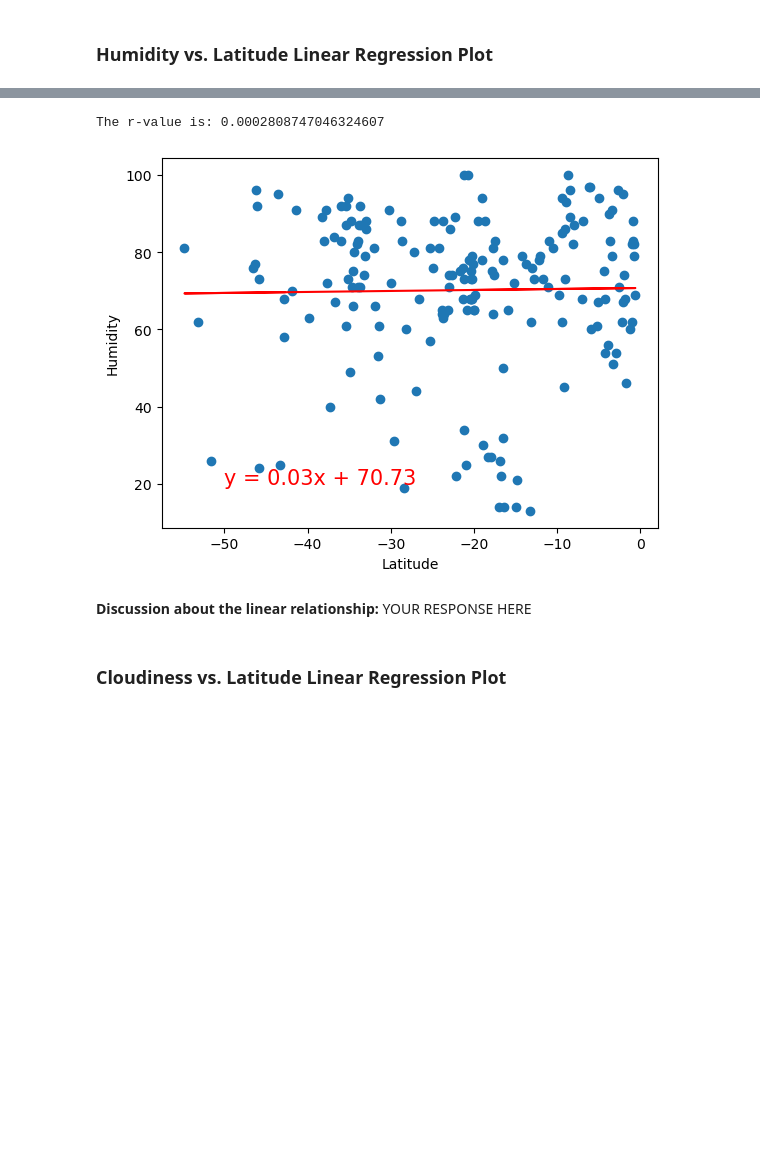
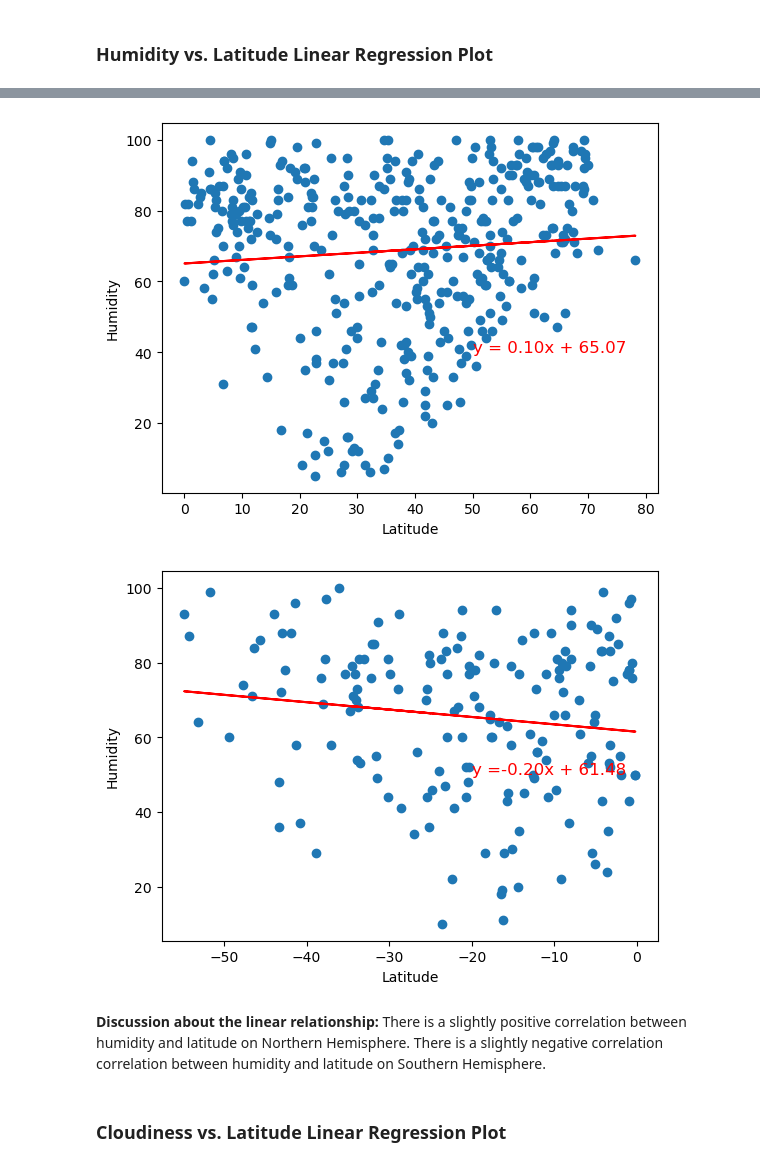
Before and after one commit to rhughes14/WeatherPY, a Jupyter notebook: python_api_challenge/WeatherPyFinal.ipynb, the cells around one changed output, grey strips where cells are left out. Cells and saved outputs as stored; diff of their text form; code cells hidden in the pictures; blank space fills up the shorter version.

```diff
--- a/python_api_challenge/WeatherPyFinal.ipynb
+++ b/python_api_challenge/WeatherPyFinal.ipynb
@@ -362,10 +341,16 @@ The r-value is: 0.05689741545789598
+# %%
+# Northern Hemisphere
+linear_regress(northern_hemi_df["Lat"].rename("Latitude"), northern_hemi_df["Humidity"], (50, 40))
+# %% [output]
+[figure, added]
 # %%
 # Southern Hemisphere
-x_values = southern_hemi_df ["Lat"]
+linear_regress(southern_hemi_df["Lat"].rename("Latitude"), southern_hemi_df["Humidity"], (-20, 50))
 # %% [output]
-The r-value is: 0.0002808747046324607
-[figure, old version]
+[figure, new version]
-# %% [markdown]
-**Discussion about the linear relationship:** YOUR RESPONSE HERE
+# %% [markdown]
+**Discussion about the linear relationship:**
+There is a slightly positive correlation between humidity and latitude on Northern Hemisphere.
+There is a slightly negative correlation correlation between humidity and latitude on Southern Hemisphere.
 # %% [markdown]
 ### Cloudiness vs. Latitude Linear Regression Plot
```
Also changed, not shown: parts of 31 cells of this notebook, 5 other files.
